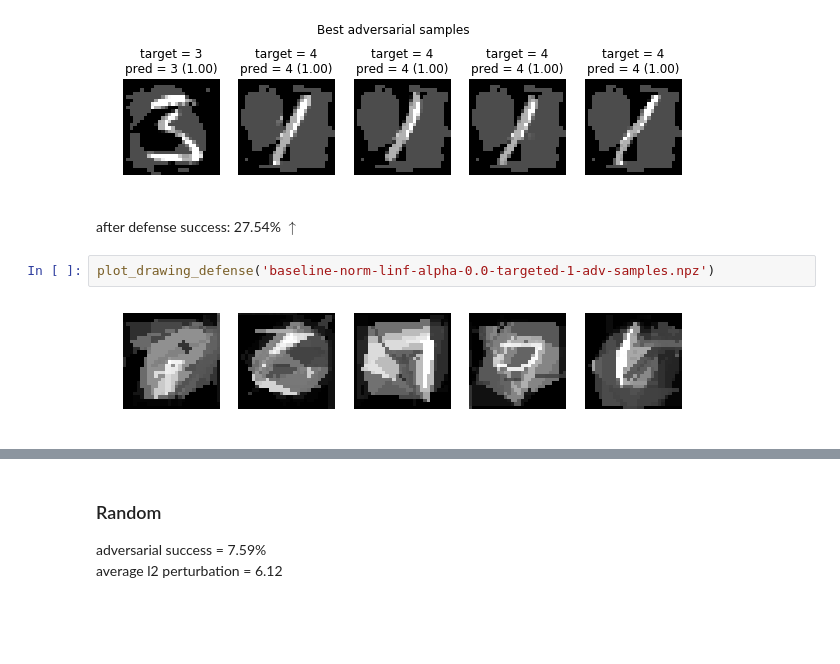
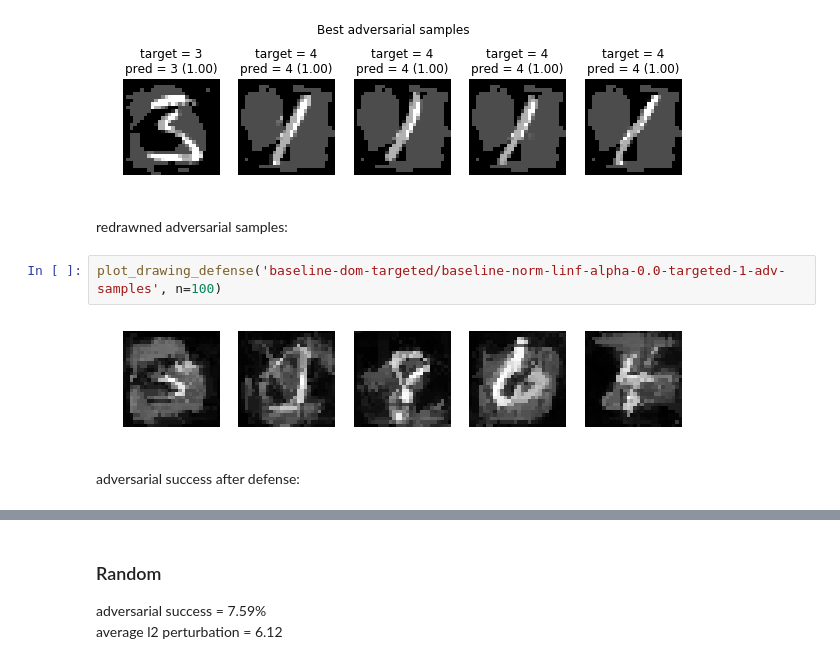
Before and after one commit to trejsu/shaper, a Jupyter notebook: experiments/notebook/adversarial.ipynb, the cells around one changed output, grey strips where cells are left out. Saved outputs shown, nothing was run; the diff lists cells and outputs as text; blank space fills up the shorter version.

Commit message:
Finishes adversarial experiments

```diff
--- a/experiments/notebook/adversarial.ipynb
+++ b/experiments/notebook/adversarial.ipynb
@@ -168,9 +176,11 @@ plot_best(X=X, Y=Y, pred=pred, prob=prob, targeted=True)
 # %% [output]
 [figure]
 [figure]
-# %% [markdown]
-after defense success: 27.54% $\uparrow$
+# %% [markdown]
+redrawned adversarial samples:
 # %%
-plot_drawing_defense('baseline-norm-linf-alpha-0.0-targeted-1-adv-samples.npz')
+plot_drawing_defense('baseline-dom-targeted/baseline-norm-linf-alpha-0.0-targeted-1-adv-samples', n=100)
 # %% [output]
-[figure, old version]
+[figure, new version]
+# %% [markdown]
+adversarial success after defense:
```
Also changed, not shown: parts of 15 cells of this notebook.
